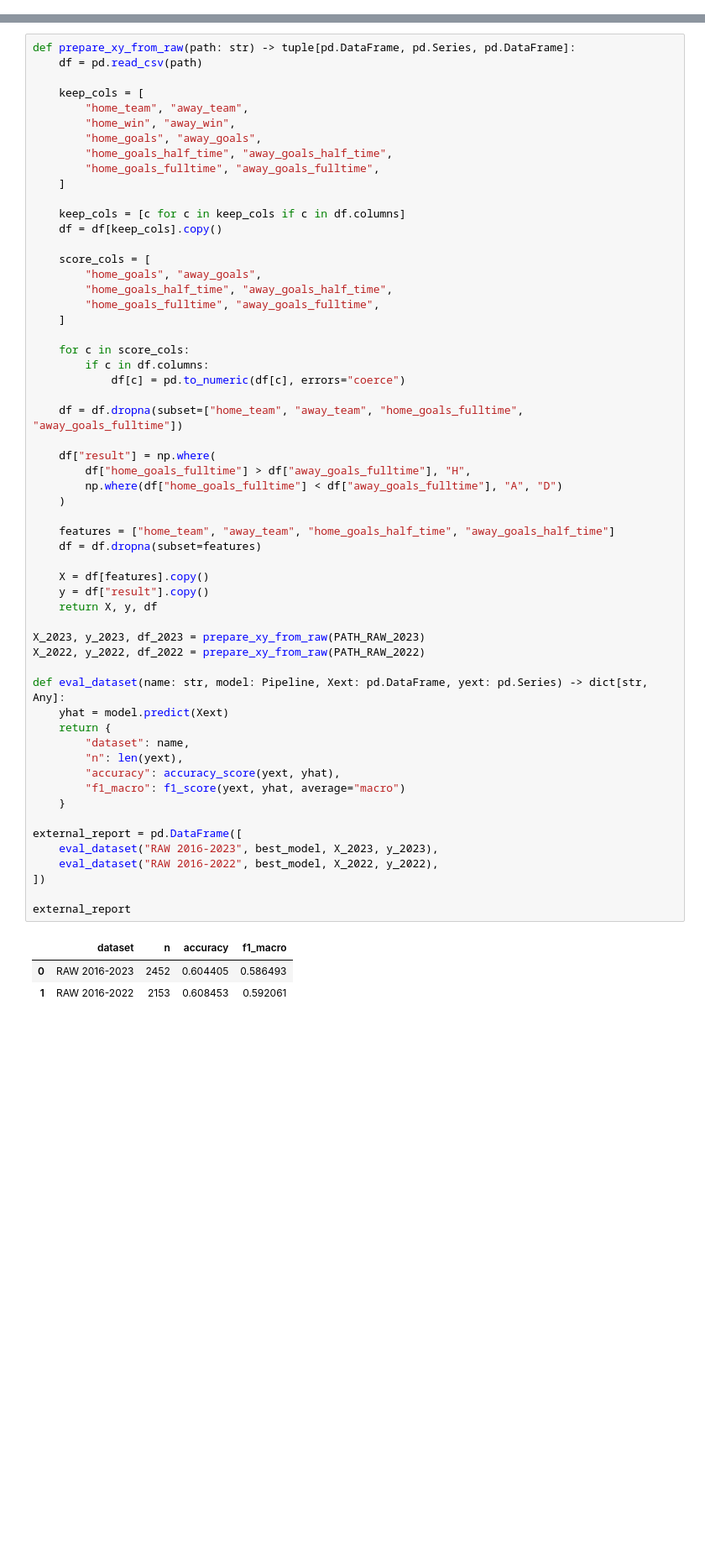
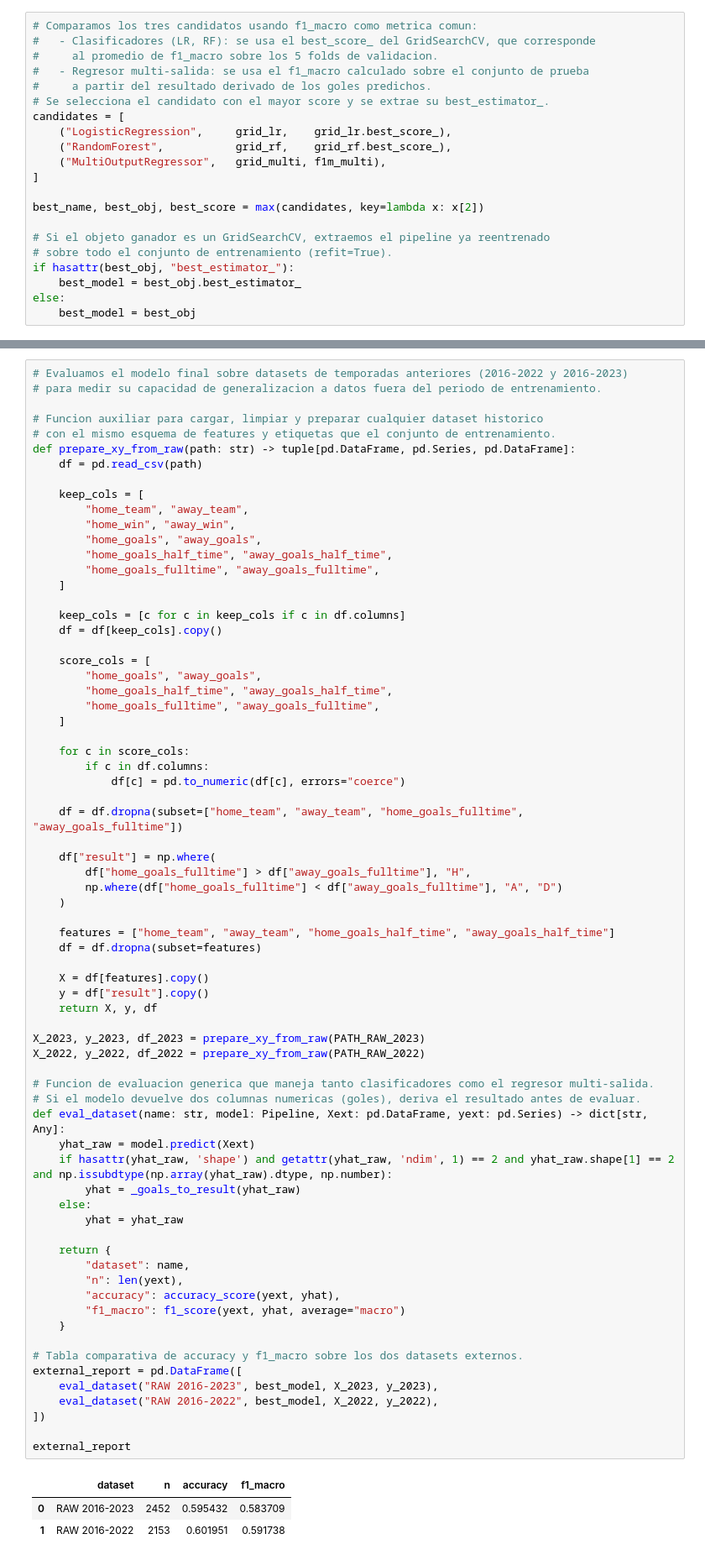
Before and after one commit to HakkinDavid/multiprotocol-server-app, a Jupyter notebook: training/training.ipynb, the cells around one changed output, grey strips where cells are left out. Shown at 84% size. Cells and saved outputs as stored; diff of their text form; blank space fills up the shorter version.

```diff
--- a/training/training.ipynb
+++ b/training/training.ipynb
@@ -192,0 +390,21 @@ best_name, best_grid.best_score_
+# %%
+# Comparamos los tres candidatos usando f1_macro como metrica comun:
+#   - Clasificadores (LR, RF): se usa el best_score_ del GridSearchCV, que corresponde
+#     al promedio de f1_macro sobre los 5 folds de validacion.
+#   - Regresor multi-salida: se usa el f1_macro calculado sobre el conjunto de prueba
+#     a partir del resultado derivado de los goles predichos.
+# Se selecciona el candidato con el mayor score y se extrae su best_estimator_.
+candidates = [
+    ("LogisticRegression",     grid_lr,    grid_lr.best_score_),
+    ("RandomForest",           grid_rf,    grid_rf.best_score_),
+    ("MultiOutputRegressor",   grid_multi, f1m_multi),
+]
+
+best_name, best_obj, best_score = max(candidates, key=lambda x: x[2])
+
+# Si el objeto ganador es un GridSearchCV, extraemos el pipeline ya reentrenado
+# sobre todo el conjunto de entrenamiento (refit=True).
+if hasattr(best_obj, "best_estimator_"):
+    best_model = best_obj.best_estimator_
+else:
+    best_model = best_obj
@@ -242,4 +522,9 @@ pd.DataFrame({
 # %%
+# Evaluamos el modelo final sobre datasets de temporadas anteriores (2016-2022 y 2016-2023)
+# para medir su capacidad de generalizacion a datos fuera del periodo de entrenamiento.
+
+# Funcion auxiliar para cargar, limpiar y preparar cualquier dataset historico
+# con el mismo esquema de features y etiquetas que el conjunto de entrenamiento.
 def prepare_xy_from_raw(path: str) -> tuple[pd.DataFrame, pd.Series, pd.DataFrame]:
     df = pd.read_csv(path)
 
@@ -270,33 +555,41 @@ def prepare_xy_from_raw(path: str) -> tuple[pd.DataFrame, pd.Series, pd.DataFram
         df["home_goals_fulltime"] > df["away_goals_fulltime"], "H",
         np.where(df["home_goals_fulltime"] < df["away_goals_fulltime"], "A", "D")
     )
 
     features = ["home_team", "away_team", "home_goals_half_time", "away_goals_half_time"]
     df = df.dropna(subset=features)
 
     X = df[features].copy()
     y = df["result"].copy()
     return X, y, df
 
 X_2023, y_2023, df_2023 = prepare_xy_from_raw(PATH_RAW_2023)
 X_2022, y_2022, df_2022 = prepare_xy_from_raw(PATH_RAW_2022)
 
+# Funcion de evaluacion generica que maneja tanto clasificadores como el regresor multi-salida.
+# Si el modelo devuelve dos columnas numericas (goles), deriva el resultado antes de evaluar.
 def eval_dataset(name: str, model: Pipeline, Xext: pd.DataFrame, yext: pd.Series) -> dict[str, Any]:
-    yhat = model.predict(Xext)
+    yhat_raw = model.predict(Xext)
+    if hasattr(yhat_raw, 'shape') and getattr(yhat_raw, 'ndim', 1) == 2 and yhat_raw.shape[1] == 2 and np.issubdtype(np.array(yhat_raw).dtype, np.number):
+        yhat = _goals_to_result(yhat_raw)
+    else:
+        yhat = yhat_raw
+
     return {
         "dataset": name,
         "n": len(yext),
         "accuracy": accuracy_score(yext, yhat),
         "f1_macro": f1_score(yext, yhat, average="macro")
     }
 
+# Tabla comparativa de accuracy y f1_macro sobre los dos datasets externos.
 external_report = pd.DataFrame([
     eval_dataset("RAW 2016-2023", best_model, X_2023, y_2023),
     eval_dataset("RAW 2016-2022", best_model, X_2022, y_2022),
 ])
 
 external_report
 # %% [output]
 |  | dataset | n | accuracy | f1_macro |
-| 0 | RAW 2016-2023 | 2452 | 0.604405 | 0.586493 |
-| 1 | RAW 2016-2022 | 2153 | 0.608453 | 0.592061 |
+| 0 | RAW 2016-2023 | 2452 | 0.595432 | 0.583709 |
+| 1 | RAW 2016-2022 | 2153 | 0.601951 | 0.591738 |
```
Also changed, not shown: parts of 41 cells of this notebook, 6 other files.
